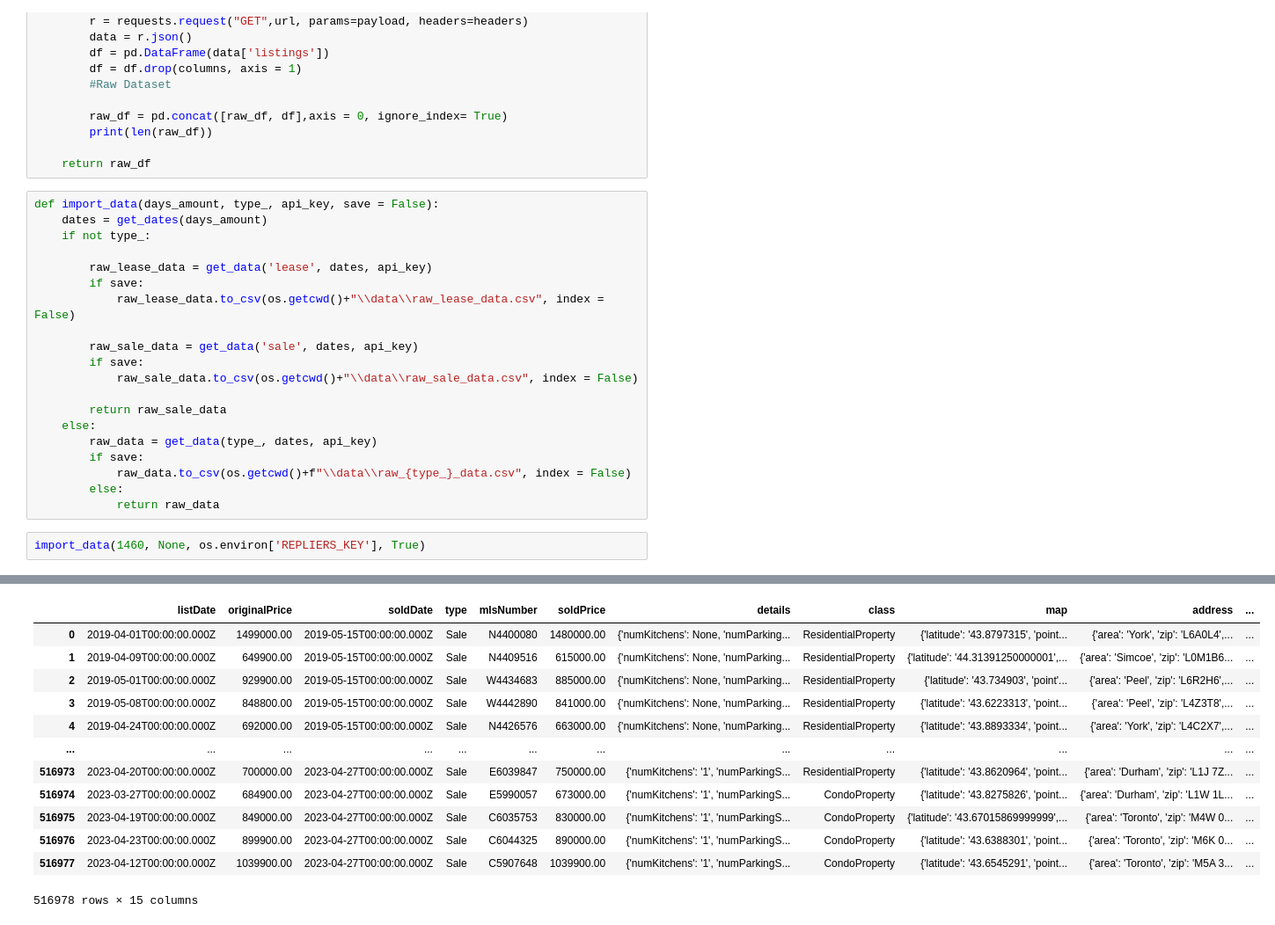
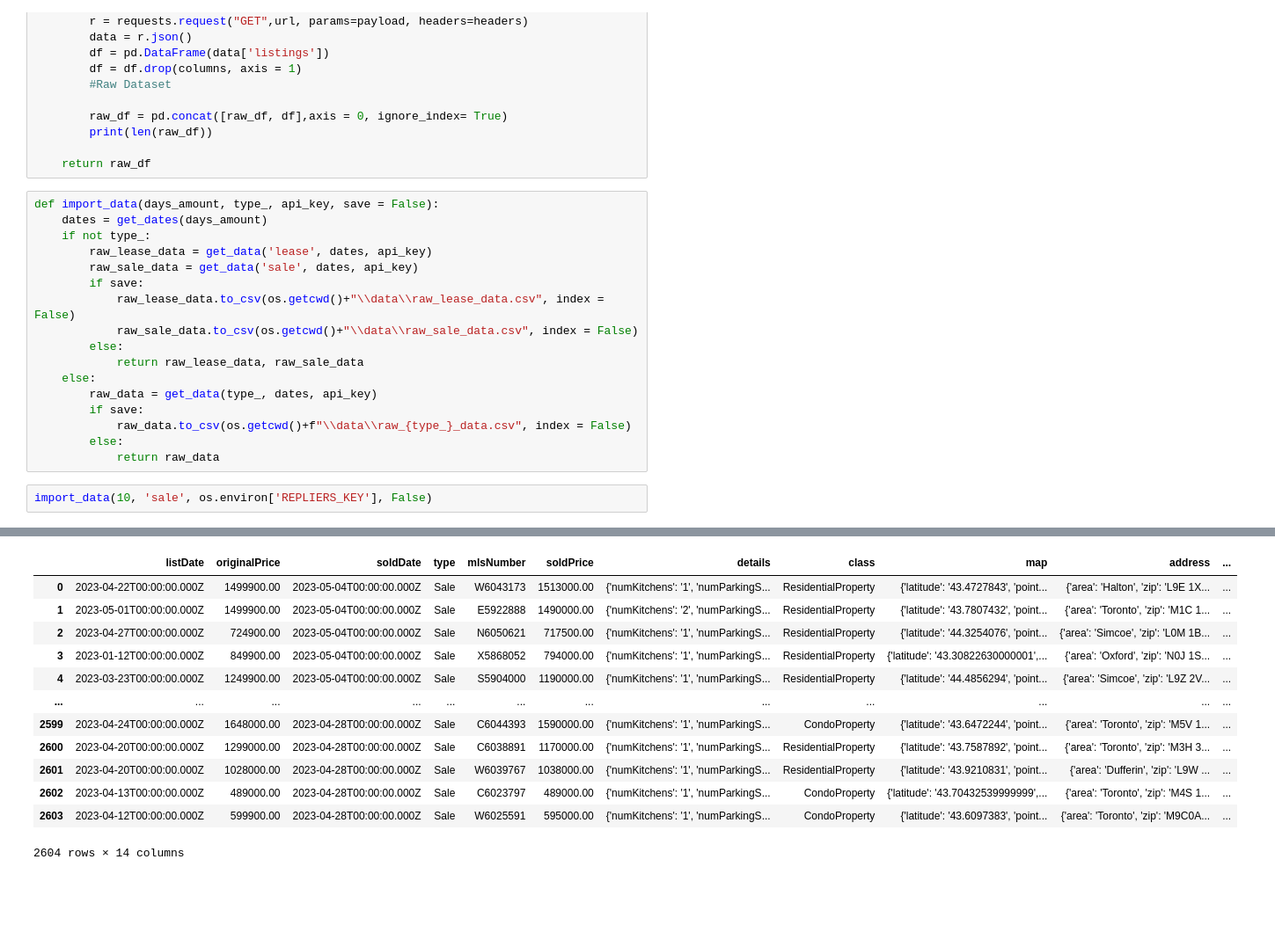
Before and after one commit to julian-fong/real-estate-predictor, a Jupyter notebook: load_data.ipynb, the cells around one changed output, grey strips where cells are left out. Shown: that part at 88% size. Saved outputs shown, nothing was run; the diff lists cells and outputs as text; blank space fills up the shorter version.

```diff
--- a/load_data.ipynb
+++ b/load_data.ipynb
@@ -49,16 +49,13 @@ def get_data(type_, date_list, api_key):
 def import_data(days_amount, type_, api_key, save = False):
     dates = get_dates(days_amount)
     if not type_:
-
         raw_lease_data = get_data('lease', dates, api_key)
+        raw_sale_data = get_data('sale', dates, api_key)
         if save:
             raw_lease_data.to_csv(os.getcwd()+"\\data\\raw_lease_data.csv", index = False)
-
-        raw_sale_data = get_data('sale', dates, api_key)
-        if save:
             raw_sale_data.to_csv(os.getcwd()+"\\data\\raw_sale_data.csv", index = False)
-
-        return raw_sale_data
+        else:
+            return raw_lease_data, raw_sale_data
     else:
         raw_data = get_data(type_, dates, api_key)
         if save:
@@ -66,5 +63,5 @@ def import_data(days_amount, type_, api_key, save = False):
         else:
             return raw_data
 # %%
-import_data(1460, None, os.environ['REPLIERS_KEY'], True)
+import_data(10, 'sale', os.environ['REPLIERS_KEY'], False)
 # %% [output]
@@ -88,13 +69,13 @@ import_data(1460, None, os.environ['REPLIERS_KEY'], True)
 |  | listDate | originalPrice | soldDate | type | mlsNumber | soldPrice | details | class | map | address | ... |
-| 0 | 2019-04-01T00:00:00.000Z | 1499000.00 | 2019-05-15T00:00:00.000Z | Sale | N4400080 | 1480000.00 | {'numKitchens': None, 'numParking... | ResidentialProperty | {'latitude': '43.8797315', 'point... | {'area': 'York', 'zip': 'L6A0L4',... | ... |
-| 1 | 2019-04-09T00:00:00.000Z | 649900.00 | 2019-05-15T00:00:00.000Z | Sale | N4409516 | 615000.00 | {'numKitchens': None, 'numParking... | ResidentialProperty | {'latitude': '44.31391250000001',... | {'area': 'Simcoe', 'zip': 'L0M1B6... | ... |
-| 2 | 2019-05-01T00:00:00.000Z | 929900.00 | 2019-05-15T00:00:00.000Z | Sale | W4434683 | 885000.00 | {'numKitchens': None, 'numParking... | ResidentialProperty | {'latitude': '43.734903', 'point'... | {'area': 'Peel', 'zip': 'L6R2H6',... | ... |
-| 3 | 2019-05-08T00:00:00.000Z | 848800.00 | 2019-05-15T00:00:00.000Z | Sale | W4442890 | 841000.00 | {'numKitchens': None, 'numParking... | ResidentialProperty | {'latitude': '43.6223313', 'point... | {'area': 'Peel', 'zip': 'L4Z3T8',... | ... |
-| 4 | 2019-04-24T00:00:00.000Z | 692000.00 | 2019-05-15T00:00:00.000Z | Sale | N4426576 | 663000.00 | {'numKitchens': None, 'numParking... | ResidentialProperty | {'latitude': '43.8893334', 'point... | {'area': 'York', 'zip': 'L4C2X7',... | ... |
+| 0 | 2023-04-22T00:00:00.000Z | 1499900.00 | 2023-05-04T00:00:00.000Z | Sale | W6043173 | 1513000.00 | {'numKitchens': '1', 'numParkingS... | ResidentialProperty | {'latitude': '43.4727843', 'point... | {'area': 'Halton', 'zip': 'L9E 1X... | ... |
+| 1 | 2023-05-01T00:00:00.000Z | 1499900.00 | 2023-05-04T00:00:00.000Z | Sale | E5922888 | 1490000.00 | {'numKitchens': '2', 'numParkingS... | ResidentialProperty | {'latitude': '43.7807432', 'point... | {'area': 'Toronto', 'zip': 'M1C 1... | ... |
+| 2 | 2023-04-27T00:00:00.000Z | 724900.00 | 2023-05-04T00:00:00.000Z | Sale | N6050621 | 717500.00 | {'numKitchens': '1', 'numParkingS... | ResidentialProperty | {'latitude': '44.3254076', 'point... | {'area': 'Simcoe', 'zip': 'L0M 1B... | ... |
+| 3 | 2023-01-12T00:00:00.000Z | 849900.00 | 2023-05-04T00:00:00.000Z | Sale | X5868052 | 794000.00 | {'numKitchens': '1', 'numParkingS... | ResidentialProperty | {'latitude': '43.30822630000001',... | {'area': 'Oxford', 'zip': 'N0J 1S... | ... |
+| 4 | 2023-03-23T00:00:00.000Z | 1249900.00 | 2023-05-04T00:00:00.000Z | Sale | S5904000 | 1190000.00 | {'numKitchens': '1', 'numParkingS... | ResidentialProperty | {'latitude': '44.4856294', 'point... | {'area': 'Simcoe', 'zip': 'L9Z 2V... | ... |
 | ... | ... | ... | ... | ... | ... | ... | ... | ... | ... | ... | ... |
-| 516973 | 2023-04-20T00:00:00.000Z | 700000.00 | 2023-04-27T00:00:00.000Z | Sale | E6039847 | 750000.00 | {'numKitchens': '1', 'numParkingS... | ResidentialProperty | {'latitude': '43.8620964', 'point... | {'area': 'Durham', 'zip': 'L1J 7Z... | ... |
-| 516974 | 2023-03-27T00:00:00.000Z | 684900.00 | 2023-04-27T00:00:00.000Z | Sale | E5990057 | 673000.00 | {'numKitchens': '1', 'numParkingS... | CondoProperty | {'latitude': '43.8275826', 'point... | {'area': 'Durham', 'zip': 'L1W 1L... | ... |
-| 516975 | 2023-04-19T00:00:00.000Z | 849000.00 | 2023-04-27T00:00:00.000Z | Sale | C6035753 | 830000.00 | {'numKitchens': '1', 'numParkingS... | CondoProperty | {'latitude': '43.67015869999999',... | {'area': 'Toronto', 'zip': 'M4W 0... | ... |
-| 516976 | 2023-04-23T00:00:00.000Z | 899900.00 | 2023-04-27T00:00:00.000Z | Sale | C6044325 | 890000.00 | {'numKitchens': '1', 'numParkingS... | CondoProperty | {'latitude': '43.6388301', 'point... | {'area': 'Toronto', 'zip': 'M6K 0... | ... |
-| 516977 | 2023-04-12T00:00:00.000Z | 1039900.00 | 2023-04-27T00:00:00.000Z | Sale | C5907648 | 1039900.00 | {'numKitchens': '1', 'numParkingS... | CondoProperty | {'latitude': '43.6545291', 'point... | {'area': 'Toronto', 'zip': 'M5A 3... | ... |
+| 2599 | 2023-04-24T00:00:00.000Z | 1648000.00 | 2023-04-28T00:00:00.000Z | Sale | C6044393 | 1590000.00 | {'numKitchens': '1', 'numParkingS... | CondoProperty | {'latitude': '43.6472244', 'point... | {'area': 'Toronto', 'zip': 'M5V 1... | ... |
+| 2600 | 2023-04-20T00:00:00.000Z | 1299000.00 | 2023-04-28T00:00:00.000Z | Sale | C6038891 | 1170000.00 | {'numKitchens': '1', 'numParkingS... | ResidentialProperty | {'latitude': '43.7587892', 'point... | {'area': 'Toronto', 'zip': 'M3H 3... | ... |
+| 2601 | 2023-04-20T00:00:00.000Z | 1028000.00 | 2023-04-28T00:00:00.000Z | Sale | W6039767 | 1038000.00 | {'numKitchens': '1', 'numParkingS... | ResidentialProperty | {'latitude': '43.9210831', 'point... | {'area': 'Dufferin', 'zip': 'L9W ... | ... |
+| 2602 | 2023-04-13T00:00:00.000Z | 489000.00 | 2023-04-28T00:00:00.000Z | Sale | C6023797 | 489000.00 | {'numKitchens': '1', 'numParkingS... | CondoProperty | {'latitude': '43.70432539999999',... | {'area': 'Toronto', 'zip': 'M4S 1... | ... |
+| 2603 | 2023-04-12T00:00:00.000Z | 599900.00 | 2023-04-28T00:00:00.000Z | Sale | W6025591 | 595000.00 | {'numKitchens': '1', 'numParkingS... | CondoProperty | {'latitude': '43.6097383', 'point... | {'area': 'Toronto', 'zip': 'M9C0A... | ... |
-516978 rows × 15 columns
+2604 rows × 14 columns
```
Also changed, not shown: parts of 1 cell of this notebook, 3 other files.
